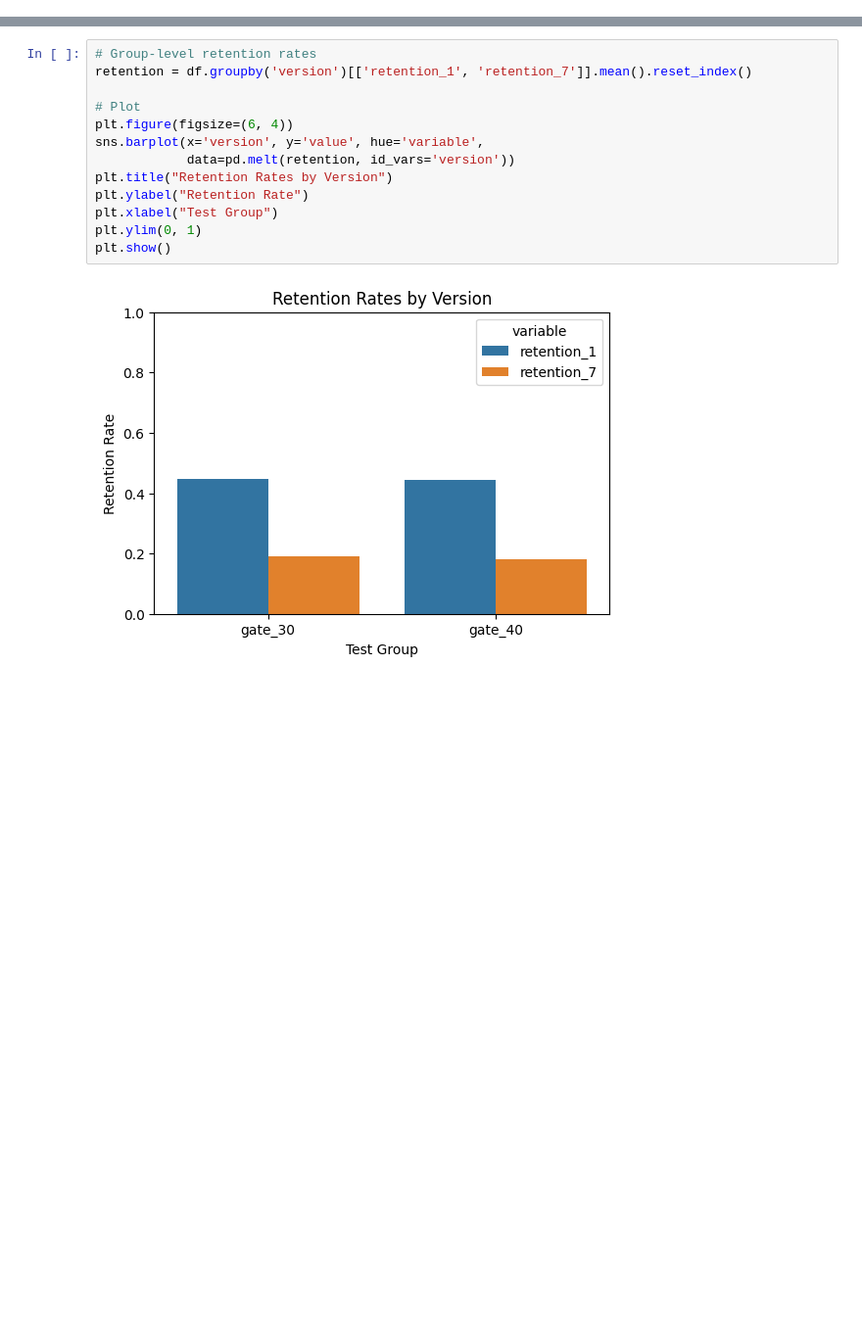
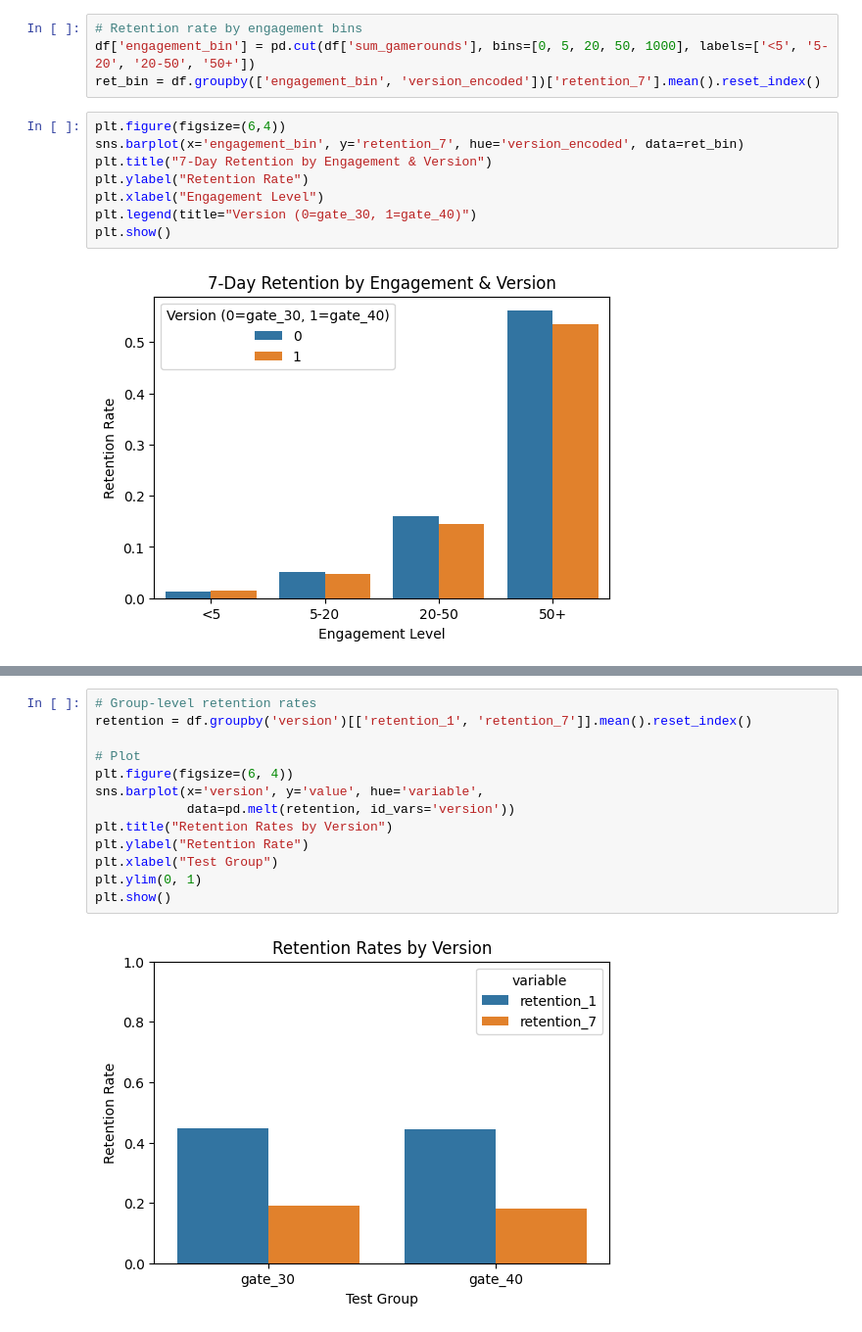
Before and after one commit to JahnaviPatel84/Cookie-Cats-Retention-Analysis, a Jupyter notebook: Cookie_Cats_Retention_Analysis.ipynb, the cells around one changed output, grey strips where cells are left out. Shown at 98% size. Drawn from its saved outputs; the diff is of its cells as text; blank space fills up the shorter version.

```diff
--- a/Cookie_Cats_Retention_Analysis.ipynb
+++ b/Cookie_Cats_Retention_Analysis.ipynb
@@ -63,0 +86,14 @@ df['shap_version'] = shap_values[:, 1]
+# %%
+# Retention rate by engagement bins
+df['engagement_bin'] = pd.cut(df['sum_gamerounds'], bins=[0, 5, 20, 50, 1000], labels=['<5', '5-20', '20-50', '50+'])
+ret_bin = df.groupby(['engagement_bin', 'version_encoded'])['retention_7'].mean().reset_index()
+# %%
+plt.figure(figsize=(6,4))
+sns.barplot(x='engagement_bin', y='retention_7', hue='version_encoded', data=ret_bin)
+plt.title("7-Day Retention by Engagement & Version")
+plt.ylabel("Retention Rate")
+plt.xlabel("Engagement Level")
+plt.legend(title="Version (0=gate_30, 1=gate_40)")
+plt.show()
+# %% [output]
+[figure, added]
```
Also changed, not shown: parts of 29 cells of this notebook.
